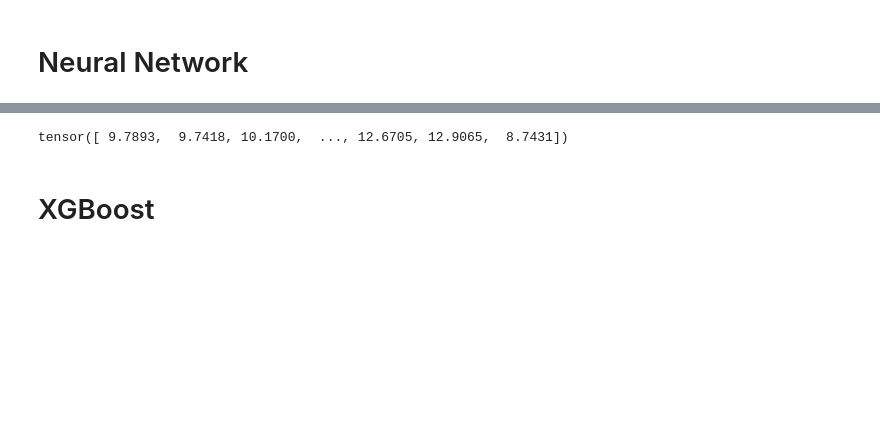
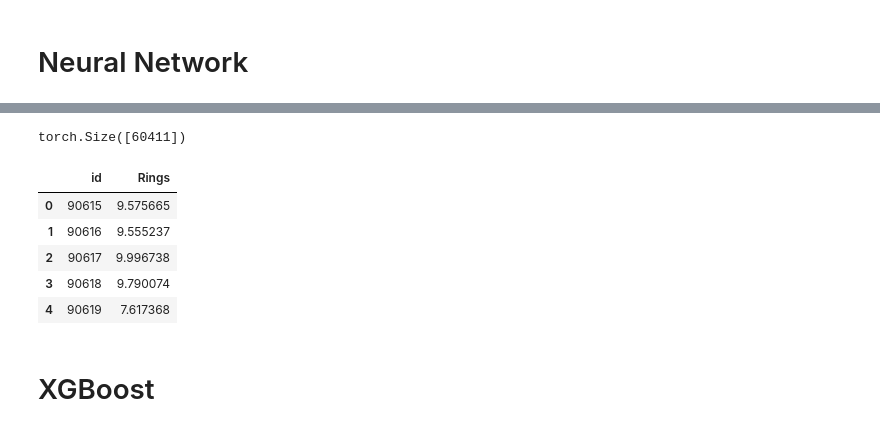
Before and after one commit to rubanzasilva/abalone_age_prediction, a Jupyter notebook: ps-s04e04-fastai.ipynb, the cells around one changed output, grey strips where cells are left out. Cells and saved outputs as stored; diff of their text form; code cells hidden in the pictures; blank space fills up the shorter version.

```diff
--- a/ps-s04e04-fastai.ipynb
+++ b/ps-s04e04-fastai.ipynb
@@ -224,8 +226,24 @@ ens_preds_y = ens_preds.squeeze(1)
+# %%
+final_ens_preds.shape
+# %% [output]
+torch.Size([60411])
+# %%
+ens_preds = torch.stack(learns).mean(0)
+ens_target_preds = ens_preds
+test_df['Rings'] = ens_target_preds
+
+test_df.to_csv('submission.csv', columns=['Rings'], index=True)
+
+submission = pd.read_csv('submission.csv')
+submission.head()
+# %% [output]
+|  | id | Rings |
+| 0 | 90615 | 9.575665 |
+| 1 | 90616 | 9.555237 |
+| 2 | 90617 | 9.996738 |
+| 3 | 90618 | 9.790074 |
+| 4 | 90619 | 7.617368 |
 # %%
 #mse = mean_absolute_error(y_test, ens_preds_y)
 #rmse = np.sqrt(mse)
 #rmse
-# %%
-ens_preds_y
-# %% [output]
-tensor([ 9.7893,  9.7418, 10.1700,  ..., 12.6705, 12.9065,  8.7431])
```
Also changed, not shown: parts of 31 cells of this notebook.
